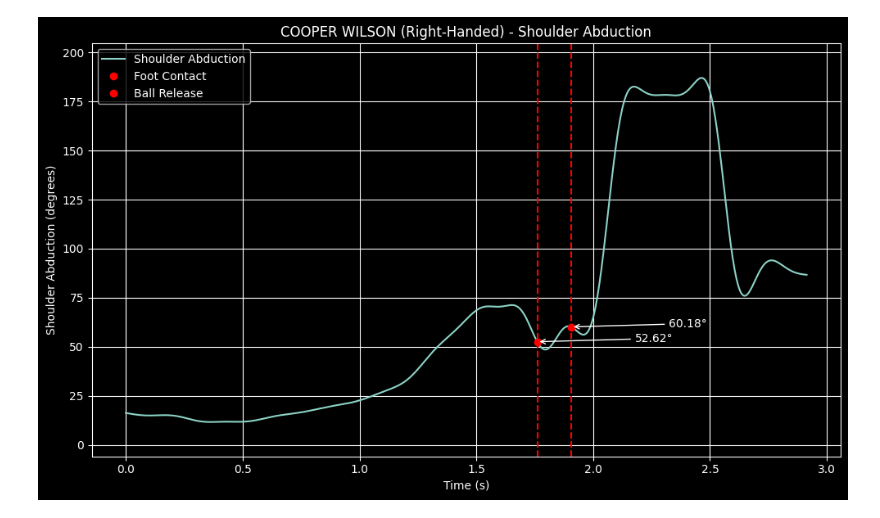
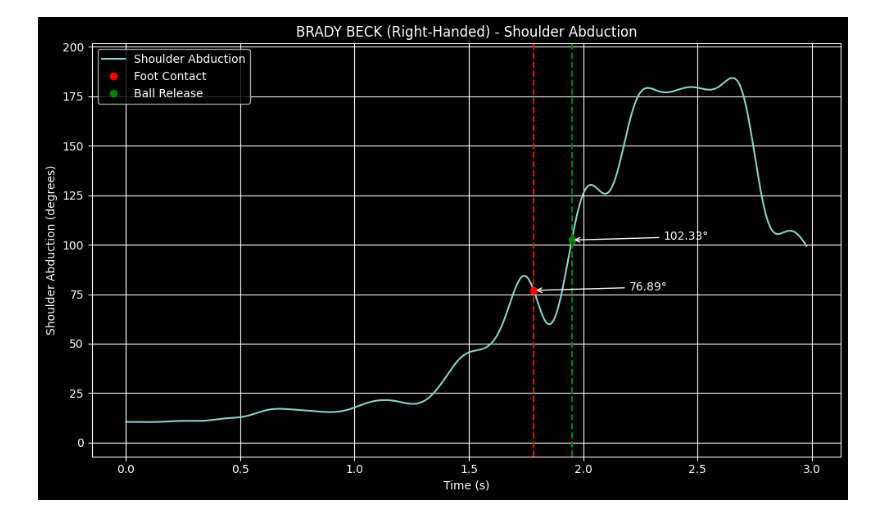
Before and after one commit to sruby8/uplift.ai, a Jupyter notebook: Shoulder_Abduction.ipynb, the cells around one changed output. Drawn from its saved outputs; the diff is of its cells as text; code cells hidden in the pictures.

```diff
--- a/Shoulder_Abduction.ipynb
+++ b/Shoulder_Abduction.ipynb
@@ -9,7 +9,7 @@ import matplotlib.pyplot as plt
 plt.style.use('dark_background')
 
 # Load the dataset (update the file path if needed)
-df = pd.read_csv('./uplift_data_export_20250319024322.csv')
+df = pd.read_csv('./uplift_data_export_20250323165252.csv')
 
 # Extract the athlete's name and handedness
 athlete_name = df['athlete_name'].iloc[0].upper()  # using all caps for the name
@@ -58,34 +58,34 @@ plt.plot(time, shoulder_adduction_inverted, label='Shoulder Abduction')
 min_val = shoulder_adduction_inverted.min()
 max_val = shoulder_adduction_inverted.max()
 y_margin = 0.1 * (max_val - min_val)
 plt.ylim(min_val - y_margin, max_val + y_margin)
 
 # Mark the foot contact event with a point and annotate the value.
 if landing_time is not None:
     plt.plot(landing_time, landing_value, 'ro', label='Foot Contact')
     plt.axvline(x=landing_time, linestyle='--', color='r')
     plt.annotate(f'{landing_value:.2f}°',
                  xy=(landing_time, landing_value),
                  xytext=(landing_time +0.5, landing_value),
                  arrowprops=dict(facecolor='red', arrowstyle='->'),
                  horizontalalignment='center')
 
 # Mark the ball release contact event with a point and annotate the value.
 if release_time is not None:
-    plt.plot(release_time, release_value, 'ro', label='Ball Release')
-    plt.axvline(x=release_time, linestyle='--', color='r')
+    plt.plot(release_time, release_value, 'go', label='Ball Release')
+    plt.axvline(x=release_time, linestyle='--', color='g')
     plt.annotate(f'{release_value:.2f}°',
                  xy=(release_time, release_value),
                  xytext=(release_time +0.5, release_value),
-                 arrowprops=dict(facecolor='red', arrowstyle='->'),
+                 arrowprops=dict(facecolor='green', arrowstyle='->'),
                  horizontalalignment='center')
 
 plt.xlabel('Time (s)')
 plt.ylabel('Shoulder Abduction (degrees)')
 plt.title(f'{athlete_name} ({handedness.capitalize()}-Handed) - Shoulder Abduction')
 plt.legend()
 plt.grid(True)
 plt.tight_layout()
 plt.show()
 # %% [output]
-[figure, old version]
+[figure, new version]
```
